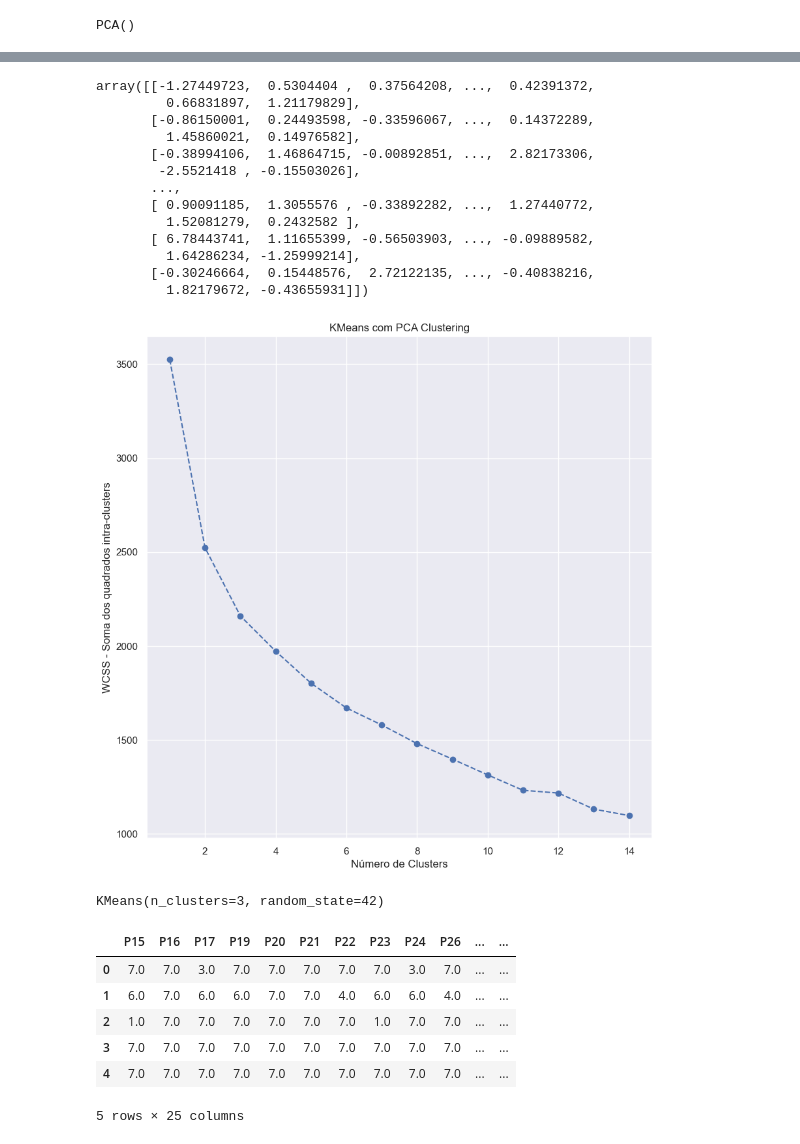
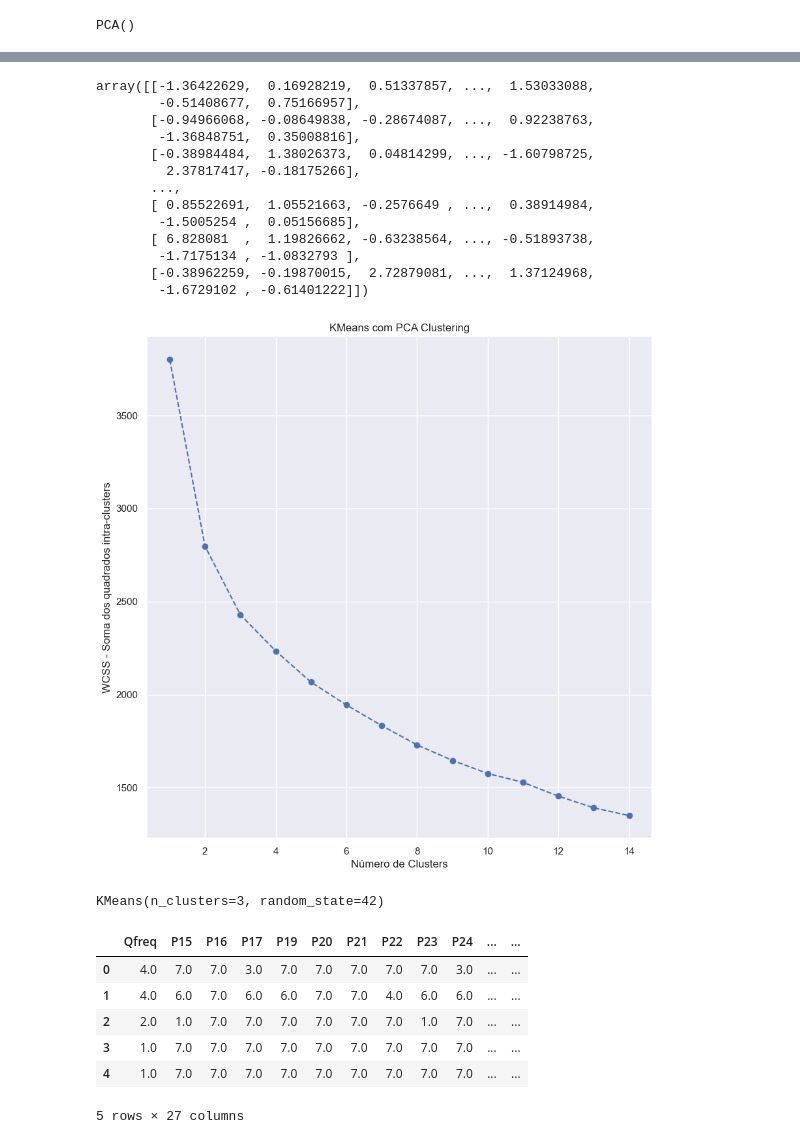
Before and after one commit to enzojunq/Base-de-dados, a Jupyter notebook: base.ipynb, the cells around one changed output, grey strips where cells are left out. Drawn from its saved outputs; the diff is of its cells as text; code cells hidden in the pictures.

```diff
--- a/base.ipynb
+++ b/base.ipynb
@@ -459,6 +459,6 @@ Agora que a base de dados foi limpa, e selecionamos respondentes que fazem um ma
 # %% [markdown]
 Selecionamos as perguntas que estabelecemos ser mais diferenciais para identificar clusters dentro da nossa base de dados.
 # %%
-df_p = df_usa.loc[:,['P15', 'P16', 'P17', 'P19', 'P20', 'P21', 'P22', 'P23', 'P24', 'P26', 'Qesc', 'Qciv', 'Qocup', 'Qid', 'Qgen', 'Qreg', 'Qclasse']]
+df_p = df_usa.loc[:,['Qfreq','P15', 'P16', 'P17', 'P19', 'P20', 'P21', 'P22', 'P23', 'P24', 'P26', 'Qesc', 'Qciv', 'Qocup', 'Qid', 'Qgen', 'Qreg', 'Qclasse']]
 df_p.describe()
 # %% [output]
@@ -537,4 +560,4 @@ Text(0, 0.5, 'Cumulative Explained Variance')
 # %%
-pca = PCA(n_components = 7)
+pca = PCA(n_components = 8)
 pca.fit(df_std)
 # %% [output]
@@ -542,19 +565,19 @@ PCA(n_components=7)
 # %%
 pca.transform(df_std)
 # %% [output]
-array([[-1.27449723,  0.5304404 ,  0.37564208, ...,  0.42391372,
-         0.66831897,  1.21179829],
-       [-0.86150001,  0.24493598, -0.33596067, ...,  0.14372289,
-         1.45860021,  0.14976582],
-       [-0.38994106,  1.46864715, -0.00892851, ...,  2.82173306,
-        -2.5521418 , -0.15503026],
+array([[-1.36422629,  0.16928219,  0.51337857, ...,  1.53033088,
+        -0.51408677,  0.75166957],
+       [-0.94966068, -0.08649838, -0.28674087, ...,  0.92238763,
+        -1.36848751,  0.35008816],
+       [-0.38984484,  1.38026373,  0.04814299, ..., -1.60798725,
+         2.37817417, -0.18175266],
        ...,
-       [ 0.90091185,  1.3055576 , -0.33892282, ...,  1.27440772,
-         1.52081279,  0.2432582 ],
-       [ 6.78443741,  1.11655399, -0.56503903, ..., -0.09889582,
-         1.64286234, -1.25999214],
-       [-0.30246664,  0.15448576,  2.72122135, ..., -0.40838216,
-         1.82179672, -0.43655931]])
+       [ 0.85522691,  1.05521663, -0.2576649 , ...,  0.38914984,
+        -1.5005254 ,  0.05156685],
+       [ 6.828081  ,  1.19826662, -0.63238564, ..., -0.51893738,
+        -1.7175134 , -1.0832793 ],
+       [-0.38962259, -0.19870015,  2.72879081, ...,  1.37124968,
+        -1.6729102 , -0.61401222]])
 # %%
 scores_pca = pca.transform(df_std)
 # %%
@@ -571,7 +594,7 @@ plt.ylabel('WCSS - Soma dos quadrados intra-clusters')
 plt.title("KMeans com PCA Clustering")
 plt.show()
 # %% [output]
-[figure, old version]
+[figure, new version]
 # %%
 kmeans_pca = KMeans(n_clusters=3, init='k-means++', random_state=42)
 kmeans_pca.fit(scores_pca)
@@ -579,18 +602,18 @@ kmeans_pca.fit(scores_pca)
 KMeans(n_clusters=3, random_state=42)
 # %%
 df_p_pca_kmeans = pd.concat([df_p.reset_index(drop=True), pd.DataFrame(scores_pca)], axis=1)
-df_p_pca_kmeans.columns.values[-7: ] = ['Comp 1', 'Comp 2', 'Comp 3', 'Comp 4', 'Comp 5', 'Comp 6', 'Comp 7']
+df_p_pca_kmeans.columns.values[-8: ] = ['Comp 1', 'Comp 2', 'Comp 3', 'Comp 4', 'Comp 5', 'Comp 6', 'Comp 7', 'Comp 8']
 df_p_pca_kmeans['Cluster'] = kmeans_pca.labels_
 
 df_p_pca_kmeans.head()
 # %% [output]
-|  | P15 | P16 | P17 | P19 | P20 | P21 | P22 | P23 | P24 | P26 | ... | ... |
-| 0 | 7.0 | 7.0 | 3.0 | 7.0 | 7.0 | 7.0 | 7.0 | 7.0 | 3.0 | 7.0 | ... | ... |
-| 1 | 6.0 | 7.0 | 6.0 | 6.0 | 7.0 | 7.0 | 4.0 | 6.0 | 6.0 | 4.0 | ... | ... |
-| 2 | 1.0 | 7.0 | 7.0 | 7.0 | 7.0 | 7.0 | 7.0 | 1.0 | 7.0 | 7.0 | ... | ... |
-| 3 | 7.0 | 7.0 | 7.0 | 7.0 | 7.0 | 7.0 | 7.0 | 7.0 | 7.0 | 7.0 | ... | ... |
-| 4 | 7.0 | 7.0 | 7.0 | 7.0 | 7.0 | 7.0 | 7.0 | 7.0 | 7.0 | 7.0 | ... | ... |
+|  | Qfreq | P15 | P16 | P17 | P19 | P20 | P21 | P22 | P23 | P24 | ... | ... |
+| 0 | 4.0 | 7.0 | 7.0 | 3.0 | 7.0 | 7.0 | 7.0 | 7.0 | 7.0 | 3.0 | ... | ... |
+| 1 | 4.0 | 6.0 | 7.0 | 6.0 | 6.0 | 7.0 | 7.0 | 4.0 | 6.0 | 6.0 | ... | ... |
+| 2 | 2.0 | 1.0 | 7.0 | 7.0 | 7.0 | 7.0 | 7.0 | 7.0 | 1.0 | 7.0 | ... | ... |
+| 3 | 1.0 | 7.0 | 7.0 | 7.0 | 7.0 | 7.0 | 7.0 | 7.0 | 7.0 | 7.0 | ... | ... |
+| 4 | 1.0 | 7.0 | 7.0 | 7.0 | 7.0 | 7.0 | 7.0 | 7.0 | 7.0 | 7.0 | ... | ... |
-5 rows × 25 columns
+5 rows × 27 columns
 # %%
 grouped_by_clusters = df_p_pca_kmeans.groupby('Cluster')
 grouped_by_clusters.describe()
```
Also changed, not shown: parts of 29 cells of this notebook.
